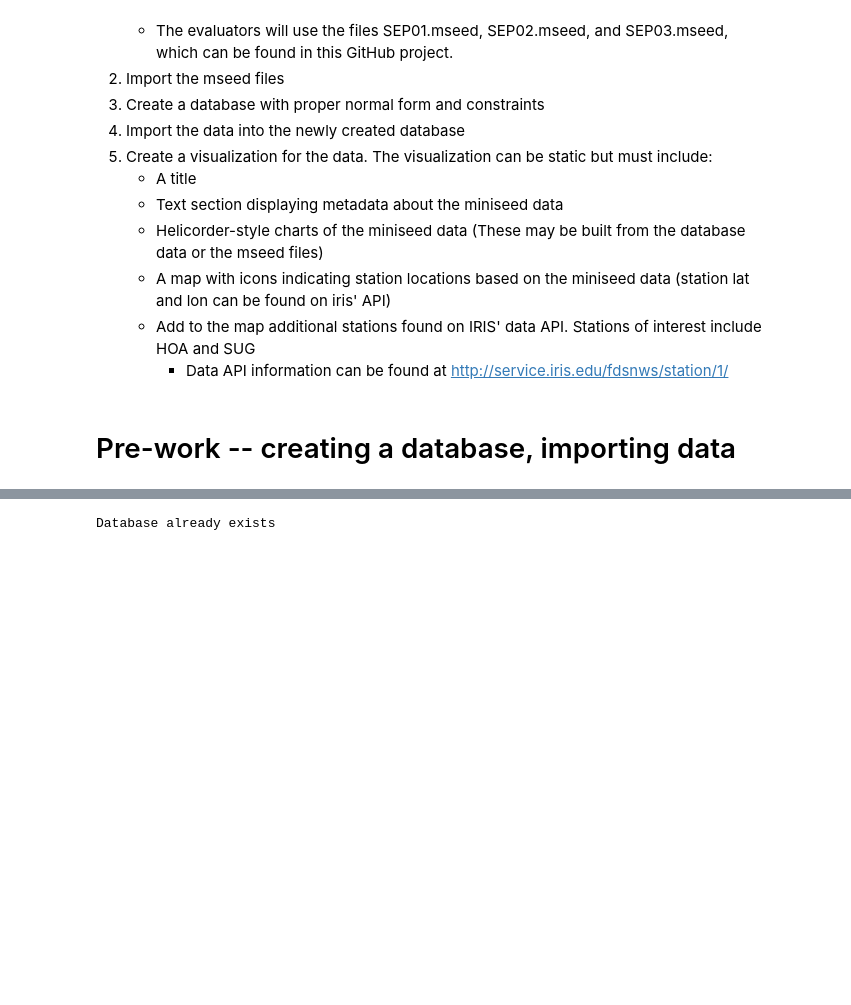
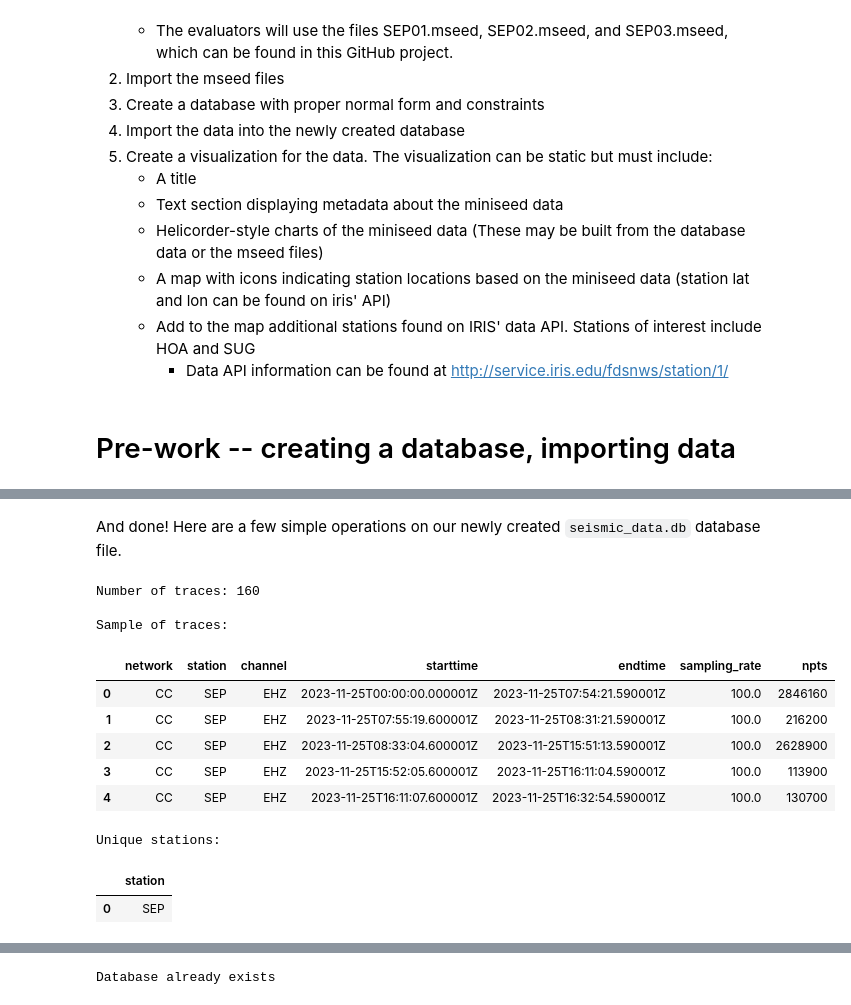
Before and after one commit to gruiz17/seismic-data, a Jupyter notebook: main.ipynb, the cells around one changed output, grey strips where cells are left out. Cells and saved outputs as stored; diff of their text form; code cells hidden in the pictures; blank space fills up the shorter version.

```diff
--- a/main.ipynb
+++ b/main.ipynb
@@ -26,0 +46,43 @@ warnings.filterwarnings('ignore')
+# %% [markdown]
+And done! Here are a few simple operations on our newly created `seismic_data.db` database file.
+# %%
+import sqlite3
+import pandas as pd
+
+# Connect to the database
+conn = sqlite3.connect('seismic_data.sqlite')
+
+# Get info about traces table
+traces_df = pd.read_sql_query("""
+    SELECT
+        network,
+        station,
+        channel,
+        starttime,
+        endtime,
+        sampling_rate,
+        npts
+    FROM traces
+    LIMIT 5
+""", conn)
+# %%
+print("Number of traces:", pd.read_sql_query("SELECT COUNT(*) as count FROM traces", conn)['count'][0])
+print("\nSample of traces:")
+display(traces_df)
+# %% [output]
+Number of traces: 160
+
+Sample of traces:
+|  | network | station | channel | starttime | endtime | sampling_rate | npts |
+| 0 | CC | SEP | EHZ | 2023-11-25T00:00:00.000001Z | 2023-11-25T07:54:21.590001Z | 100.0 | 2846160 |
+| 1 | CC | SEP | EHZ | 2023-11-25T07:55:19.600001Z | 2023-11-25T08:31:21.590001Z | 100.0 | 216200 |
+| 2 | CC | SEP | EHZ | 2023-11-25T08:33:04.600001Z | 2023-11-25T15:51:13.590001Z | 100.0 | 2628900 |
+| 3 | CC | SEP | EHZ | 2023-11-25T15:52:05.600001Z | 2023-11-25T16:11:04.590001Z | 100.0 | 113900 |
+| 4 | CC | SEP | EHZ | 2023-11-25T16:11:07.600001Z | 2023-11-25T16:32:54.590001Z | 100.0 | 130700 |
+# %%
+print("\nUnique stations:")
+display(pd.read_sql_query("SELECT DISTINCT station FROM traces", conn))
+# %% [output]
+Unique stations:
+|  | station |
+| 0 | SEP |
```
Also changed, not shown: parts of 14 cells of this notebook, 7 other files.
